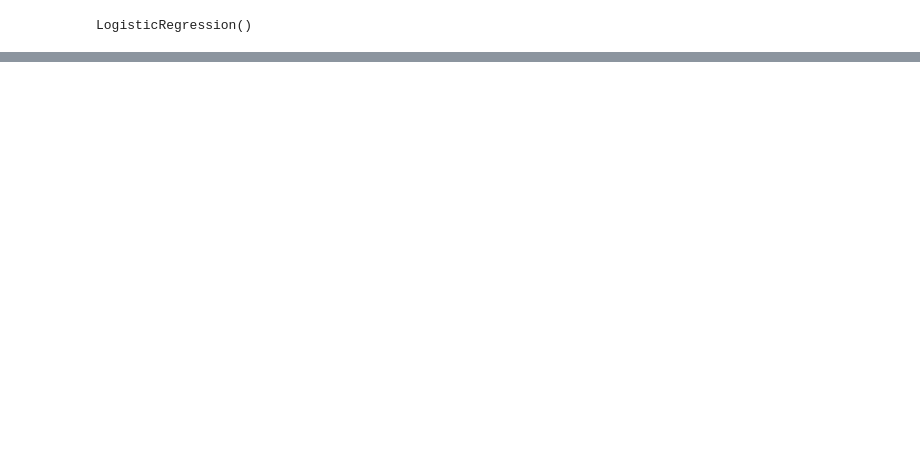
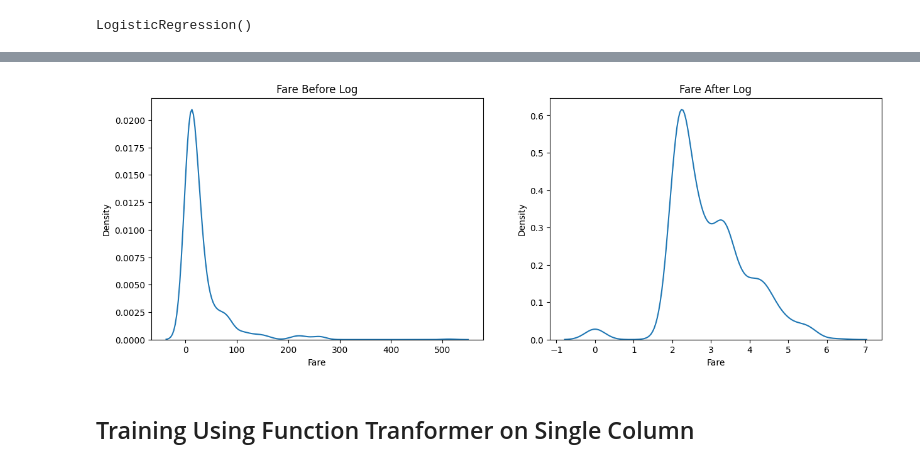
Before and after one commit to shahidiqbal009/machinelearning, a Jupyter notebook: Function Tranformer/Function_Transformer.ipynb, the cells around one changed output, grey strips where cells are left out. Cells and saved outputs as stored; diff of their text form; code cells hidden in the pictures; blank space fills up the shorter version.

```diff
--- a/Function Tranformer/Function_Transformer.ipynb
+++ b/Function Tranformer/Function_Transformer.ipynb
@@ -159,0 +221,16 @@ y_pred = lr.predict(X_test_transformed)
+# %%
+plt.figure(figsize=(15,5))
+
+plt.subplot(1, 2, 1)
+sns.kdeplot(X_train['Fare'])
+plt.title('Fare Before Log')
+
+plt.subplot(1, 2, 2)
+sns.kdeplot(X_train_transformed['Fare'])
+plt.title('Fare After Log')
+
+plt.show()
+# %% [output]
+[figure, added]
+# %% [markdown]
+## Training Using Function Tranformer on Single Column
```
Also changed, not shown: parts of 32 cells of this notebook, 1 other file.
